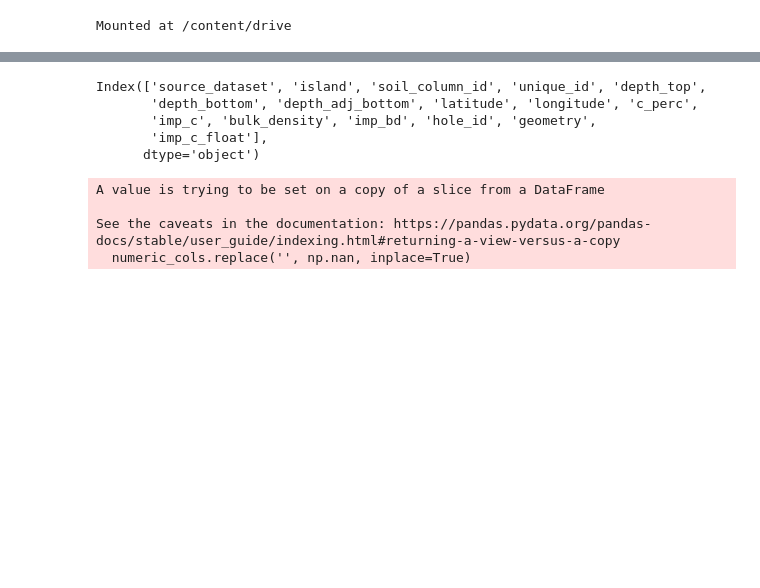
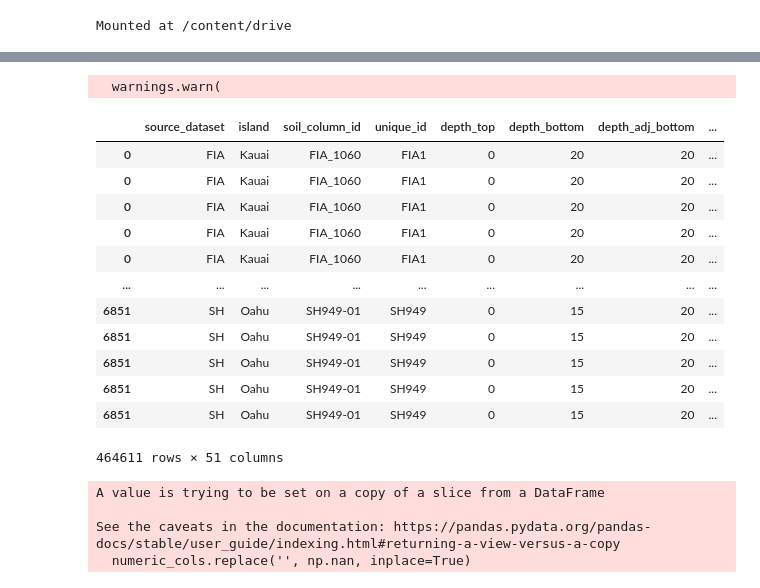
Before and after one commit to seismosmsr/hawaii_soils, a Jupyter notebook: soil_dl.ipynb, the cells around one changed output, grey strips where cells are left out. Cells and saved outputs as stored; diff of their text form; code cells hidden in the pictures; blank space fills up the shorter version.

```diff
--- a/soil_dl.ipynb
+++ b/soil_dl.ipynb
@@ -125,7 +125,7 @@ def predict_on_reserve(matched_data,model,scaler):
 # %%
 file_path = '/content/drive/My Drive/sequence_data.csv'
 # %%
-drivers_gpd = gpd.read_file('/content/drive/MyDrive/hawaii_soils/Analysis Data/250_summary_grid_dt.gpkg')
+drivers_gpd = gpd.read_file('/content/drive/MyDrive/hawaii_soils/250_summary_grid_dt_USE_THIS.gpkg')
 # %%
 soils_csv = gpd.read_file('/content/drive/MyDrive/hawaii_soils/HI soils data/combined_soc_2024_04_05.csv')
 # %%
@@ -142,3 +148,5 @@ soils_gpd = soils_gpd.to_crs(drivers_gpd.crs)
 
 # Perform spatial join
 matched_data = gpd.sjoin_nearest(soils_gpd, drivers_gpd, how='left', distance_col='distance')
+# %% [output]
+  warnings.warn(
@@ -146,23 +156,31 @@ matched_data = gpd.sjoin_nearest(soils_gpd, drivers_gpd, how='left', distance_co
 # Apply a buffer to each geometry in one of the GeoDataFrames (e.g., soils_gpd)
 soils_buffered = soils_gpd.copy()
 
-soils_buffered.geometry = soils_buffered.to_crs(epsg=32604).geometry.buffer(1000).to_crs('ESRI:102261')
+soils_buffered.geometry = soils_buffered.to_crs(epsg=32604).geometry.buffer(1000).to_crs(drivers_gpd.crs)
 
 # soils_gpd = soils_gpd
 # Step 2: Spatial Join
 # Perform a spatial join with the buffered GeoDataFrame
 # This finds all drivers_gpd points that fall within the 10,000-meter buffer of any point in soils_gpd
 matches_within_distance = gpd.sjoin(soils_buffered, drivers_gpd, how='left', op='intersects')
+# %%
+matches_within_distance
+# %% [output]
+|  | source_dataset | island | soil_column_id | unique_id | depth_top | depth_bottom | depth_adj_bottom | ... |
+| 0 | FIA | Kauai | FIA_1060 | FIA1 | 0 | 20 | 20 | ... |
+| 0 | FIA | Kauai | FIA_1060 | FIA1 | 0 | 20 | 20 | ... |
+| 0 | FIA | Kauai | FIA_1060 | FIA1 | 0 | 20 | 20 | ... |
+| 0 | FIA | Kauai | FIA_1060 | FIA1 | 0 | 20 | 20 | ... |
+| 0 | FIA | Kauai | FIA_1060 | FIA1 | 0 | 20 | 20 | ... |
+| ... | ... | ... | ... | ... | ... | ... | ... | ... |
+| 6851 | SH | Oahu | SH949-01 | SH949 | 0 | 15 | 20 | ... |
+| 6851 | SH | Oahu | SH949-01 | SH949 | 0 | 15 | 20 | ... |
+| 6851 | SH | Oahu | SH949-01 | SH949 | 0 | 15 | 20 | ... |
+| 6851 | SH | Oahu | SH949-01 | SH949 | 0 | 15 | 20 | ... |
+| 6851 | SH | Oahu | SH949-01 | SH949 | 0 | 15 | 20 | ... |
+464611 rows × 51 columns
 # %%
 reserve_data = matches_within_distance.groupby('unique_id').sample(n=1)
-# %%
-soils_gpd.columns
-# %% [output]
-Index(['source_dataset', 'island', 'soil_column_id', 'unique_id', 'depth_top',
-       'depth_bottom', 'depth_adj_bottom', 'latitude', 'longitude', 'c_perc',
-       'imp_c', 'bulk_density', 'imp_bd', 'hole_id', 'geometry',
-       'imp_c_float'],
-      dtype='object')
 # %%
 matched_data['distance'] = 0
 unique_rows = matched_data[matched_data["depth_adj_bottom"] == '20']
```
Also changed, not shown: parts of 26 cells of this notebook.
